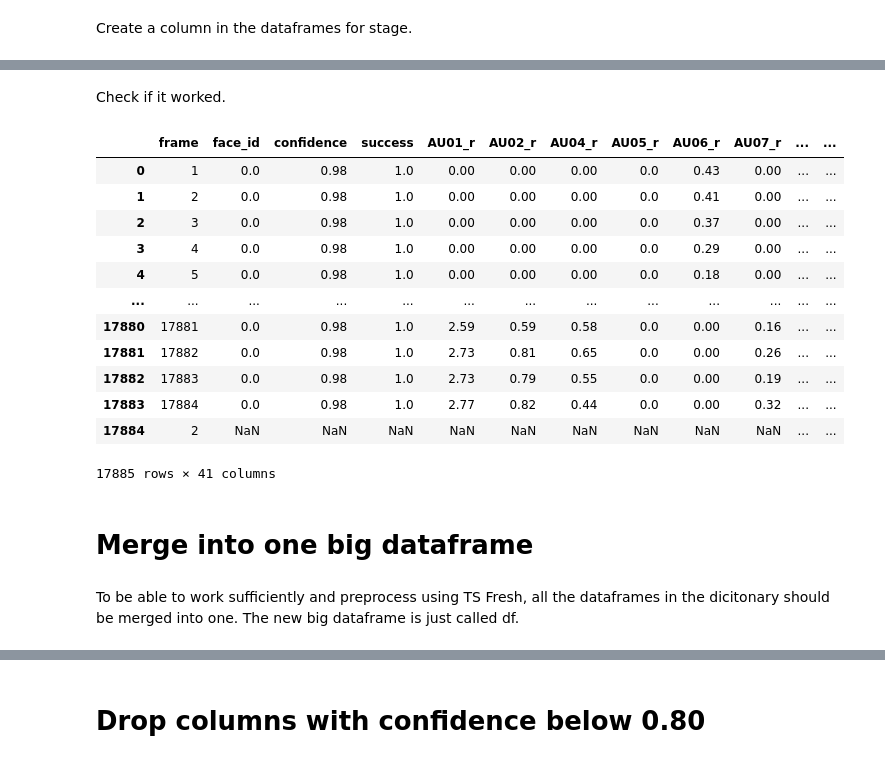
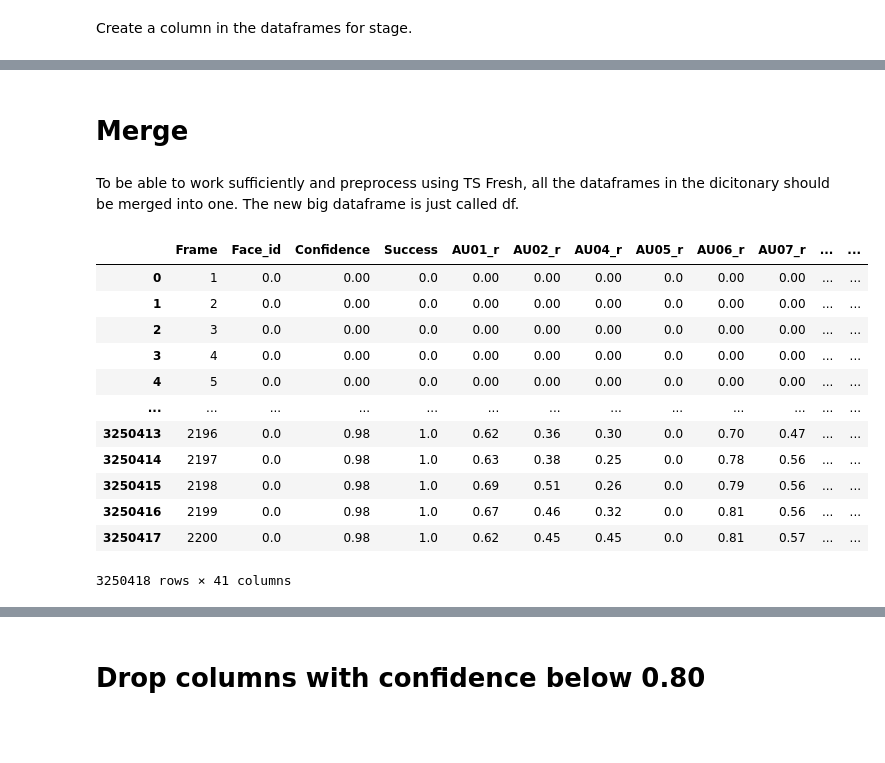
Before and after one commit to DionneSpaltman/predicting_VVR, a Jupyter notebook: processing/action_units/cleaning_actionunits.ipynb, the cells around one changed output, grey strips where cells are left out. Saved outputs shown, nothing was run; the diff lists cells and outputs as text; code cells hidden in the pictures; blank space fills up the shorter version.

Commit message:
Cleaning action units

```diff
--- a/processing/action_units/cleaning_actionunits.ipynb
+++ b/processing/action_units/cleaning_actionunits.ipynb
@@ -285,0 +261,10 @@ Index(['frame', ' face_id', ' confidence', ' success', ' AU01_r', ' AU02_r',
+# %%
+# Specify the file path where the pickle file is saved
+save_path = '/Users/dionnespaltman/Desktop/V4/action_units/dictionary_dropped.pkl'
+
+# Load the dictionary from the pickle file
+with open(save_path, 'rb') as file:
+    data = pickle.load(file)
+
+# Display the loaded data
+print("Dictionary loaded successfully.")
@@ -289,12 +276,12 @@ Index(['frame', ' face_id', ' confidence', ' success', ' AU01_r', ' AU02_r',
 It is important to be able to easily access the ID. Here I create a new column in each dataframe and store the ID there.
 # %%
 # Iterate over the keys of the dictionary
-for key in data_dropped.keys():
+for key in data.keys():
     # Extract the ID from the key
     id = re.search(r'\d+', key).group()
 
     # Add a new column to the dataframe with the extracted ID
-    data_dropped[key]['ID'] = id
+    data[key]['ID'] = id
 # %% [markdown]
 Check if it's correctly implemented.
 # %%
@@ -377,7 +364,7 @@ def check_key_format(keys):
     return format_1_keys, format_2_keys, other_keys
 
 # Usage example:
-keys = data_dropped.keys()
+keys = data.keys()
 format_1_keys, format_2_keys, other_keys = check_key_format(keys)
 print("Keys with format 1:", format_1_keys)
 print("Keys with format 2:", format_2_keys)
@@ -395,9 +376,8 @@ Data_filtered is now the new dataframe we're working with (so from data > data_d
 # %%
 # Filter out dataframes with keys in other_keys
-data_filtered = {key: value for key, value in data_dropped.items() if key not in other_keys}
+data_filtered = {key: value for key, value in data.items() if key not in other_keys}
 
 # Verify that dataframes with keys in other_keys are deleted
-# print("Remaining keys after deletion:", data_filtered.keys())
 print(len(data_filtered))
 # %% [output]
 398
@@ -457,26 +437,5 @@ for key, df in data_filtered.items():
-# %% [markdown]
-Check if it worked.
-# %%
-# Get the DataFrame from the dictionary
-df_95 = data_filtered['95_04,05,06.csv']
-
-display(df_95)
-# %% [output]
-|  | frame | face_id | confidence | success | AU01_r | AU02_r | AU04_r | AU05_r | AU06_r | AU07_r | ... | ... |
-| 0 | 1 | 0.0 | 0.98 | 1.0 | 0.00 | 0.00 | 0.00 | 0.0 | 0.43 | 0.00 | ... | ... |
-| 1 | 2 | 0.0 | 0.98 | 1.0 | 0.00 | 0.00 | 0.00 | 0.0 | 0.41 | 0.00 | ... | ... |
-| 2 | 3 | 0.0 | 0.98 | 1.0 | 0.00 | 0.00 | 0.00 | 0.0 | 0.37 | 0.00 | ... | ... |
-| 3 | 4 | 0.0 | 0.98 | 1.0 | 0.00 | 0.00 | 0.00 | 0.0 | 0.29 | 0.00 | ... | ... |
-| 4 | 5 | 0.0 | 0.98 | 1.0 | 0.00 | 0.00 | 0.00 | 0.0 | 0.18 | 0.00 | ... | ... |
-| ... | ... | ... | ... | ... | ... | ... | ... | ... | ... | ... | ... | ... |
-| 17880 | 17881 | 0.0 | 0.98 | 1.0 | 2.59 | 0.59 | 0.58 | 0.0 | 0.00 | 0.16 | ... | ... |
-| 17881 | 17882 | 0.0 | 0.98 | 1.0 | 2.73 | 0.81 | 0.65 | 0.0 | 0.00 | 0.26 | ... | ... |
-| 17882 | 17883 | 0.0 | 0.98 | 1.0 | 2.73 | 0.79 | 0.55 | 0.0 | 0.00 | 0.19 | ... | ... |
-| 17883 | 17884 | 0.0 | 0.98 | 1.0 | 2.77 | 0.82 | 0.44 | 0.0 | 0.00 | 0.32 | ... | ... |
-| 17884 | 2 | NaN | NaN | NaN | NaN | NaN | NaN | NaN | NaN | NaN | ... | ... |
-17885 rows × 41 columns
 # %% [markdown]
-# Merge into one big dataframe
+# Merge
 # %% [markdown]
 To be able to work sufficiently and preprocess using TS Fresh, all the dataframes in the dicitonary should be merged into one.
 The new big dataframe is just called df.
@@ -485,8 +442,25 @@ df = pd.concat(data_filtered.values(), ignore_index=True)
 # %%
+df = pd.concat(data_filtered.values(), ignore_index=True)
+
 # Rename columns using a dictionary where keys are the current column names and values are the new column names
 df = df.rename(columns={'frame': 'Frame',
                         ' face_id': 'Face_id',
                         ' confidence': 'Confidence',
                         ' success': 'Success'
-                        # Add more columns as needed
                         })
+
+display(df)
+# %% [output]
+|  | Frame | Face_id | Confidence | Success | AU01_r | AU02_r | AU04_r | AU05_r | AU06_r | AU07_r | ... | ... |
+| 0 | 1 | 0.0 | 0.00 | 0.0 | 0.00 | 0.00 | 0.00 | 0.0 | 0.00 | 0.00 | ... | ... |
+| 1 | 2 | 0.0 | 0.00 | 0.0 | 0.00 | 0.00 | 0.00 | 0.0 | 0.00 | 0.00 | ... | ... |
+| 2 | 3 | 0.0 | 0.00 | 0.0 | 0.00 | 0.00 | 0.00 | 0.0 | 0.00 | 0.00 | ... | ... |
+| 3 | 4 | 0.0 | 0.00 | 0.0 | 0.00 | 0.00 | 0.00 | 0.0 | 0.00 | 0.00 | ... | ... |
+| 4 | 5 | 0.0 | 0.00 | 0.0 | 0.00 | 0.00 | 0.00 | 0.0 | 0.00 | 0.00 | ... | ... |
+| ... | ... | ... | ... | ... | ... | ... | ... | ... | ... | ... | ... | ... |
+| 3250413 | 2196 | 0.0 | 0.98 | 1.0 | 0.62 | 0.36 | 0.30 | 0.0 | 0.70 | 0.47 | ... | ... |
+| 3250414 | 2197 | 0.0 | 0.98 | 1.0 | 0.63 | 0.38 | 0.25 | 0.0 | 0.78 | 0.56 | ... | ... |
+| 3250415 | 2198 | 0.0 | 0.98 | 1.0 | 0.69 | 0.51 | 0.26 | 0.0 | 0.79 | 0.56 | ... | ... |
+| 3250416 | 2199 | 0.0 | 0.98 | 1.0 | 0.67 | 0.46 | 0.32 | 0.0 | 0.81 | 0.56 | ... | ... |
+| 3250417 | 2200 | 0.0 | 0.98 | 1.0 | 0.62 | 0.45 | 0.45 | 0.0 | 0.81 | 0.57 | ... | ... |
+3250418 rows × 41 columns
```
Also changed, not shown: parts of 31 cells of this notebook, 1 other file.
